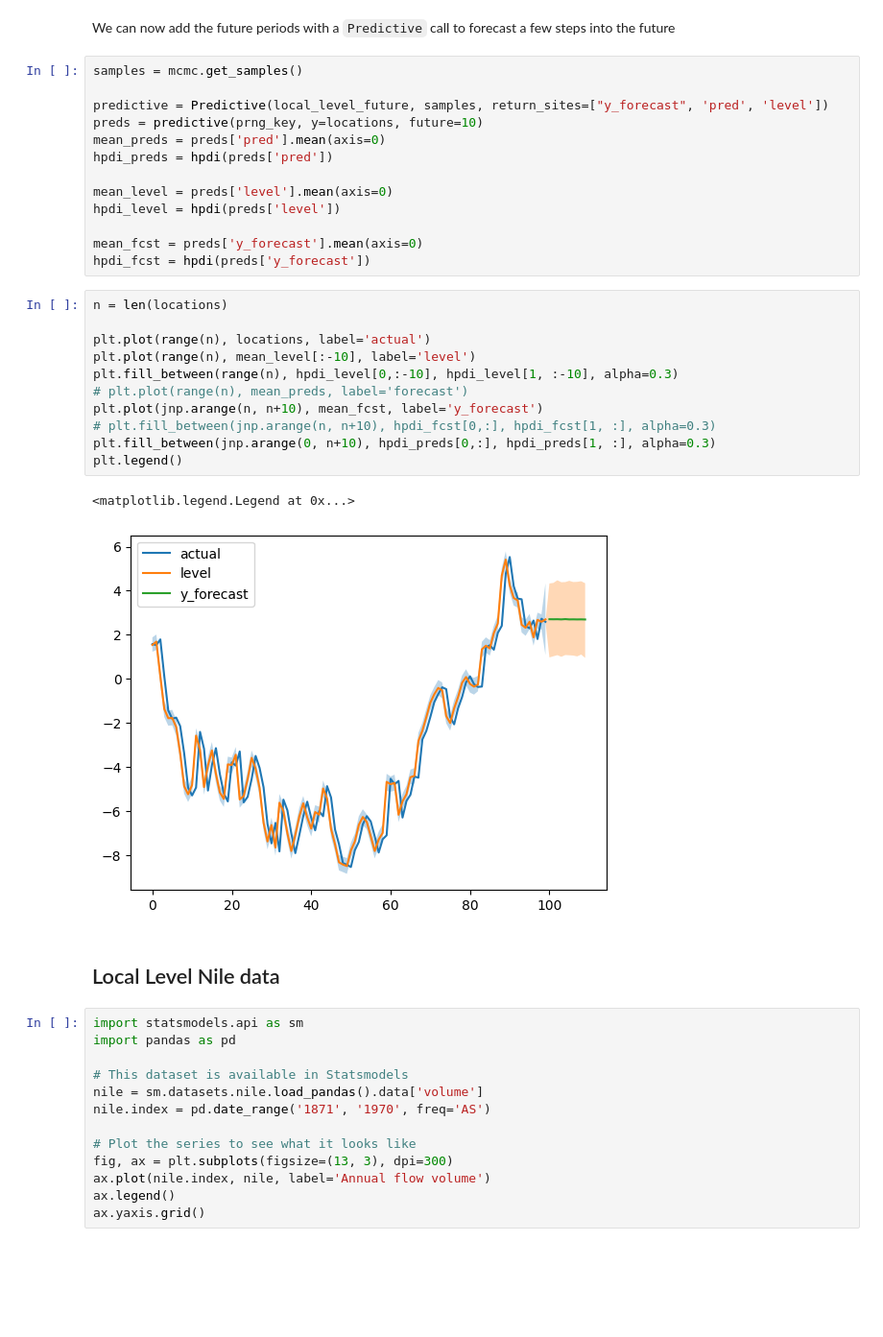
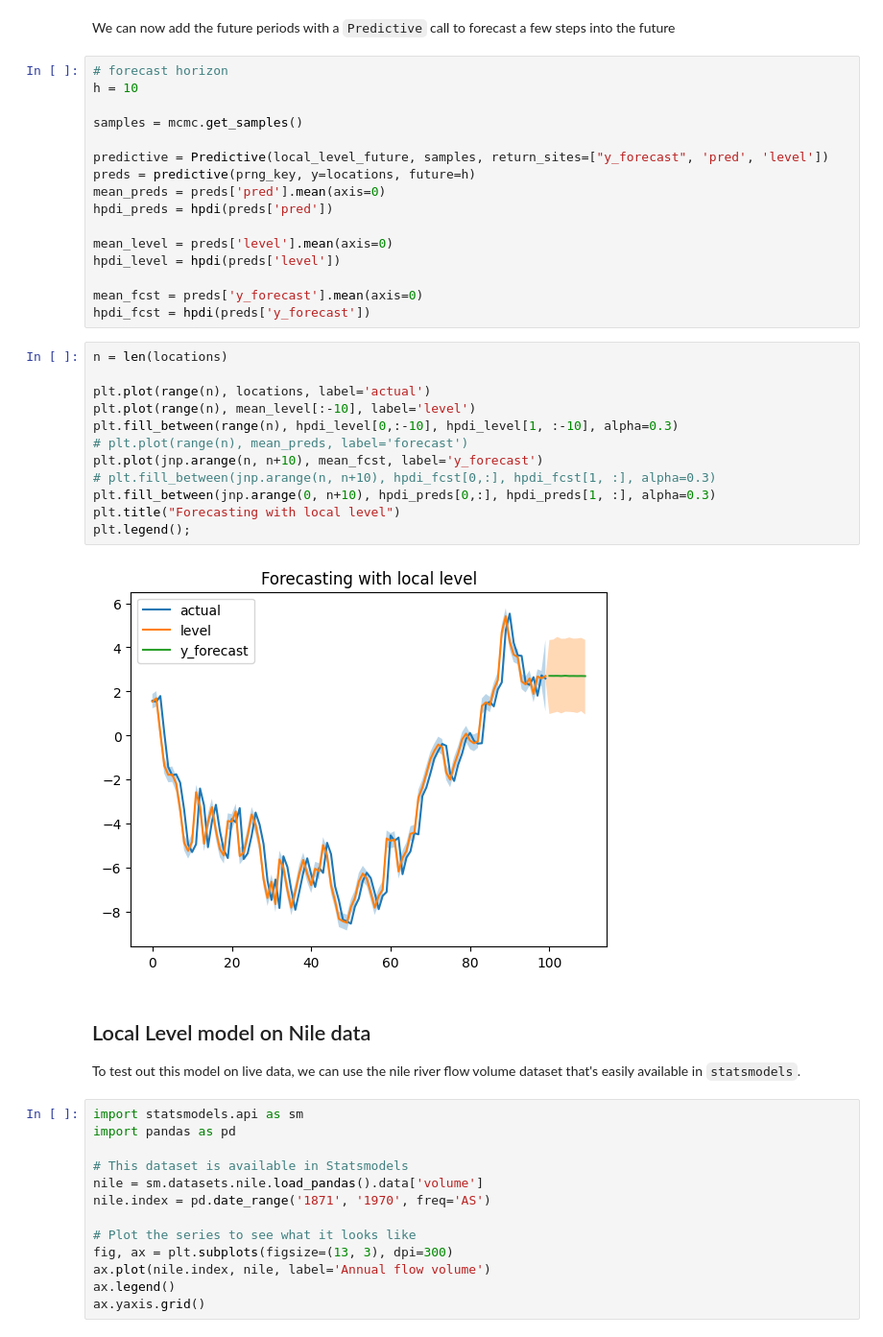
Before and after one commit to banditkings/learning-causal-impact, a Jupyter notebook: notebooks/numpyro/0.15-numpyro_timeseries.ipynb, the cells around one changed output. Shown at 96% size. Saved outputs shown, nothing was run; the diff lists cells and outputs as text; blank space fills up the shorter version.

```diff
--- a/notebooks/numpyro/0.15-numpyro_timeseries.ipynb
+++ b/notebooks/numpyro/0.15-numpyro_timeseries.ipynb
@@ -313,10 +298,13 @@ Number of divergences: 0
 # %% [markdown]
 We can now add the future periods with a `Predictive` call to forecast a few steps into the future
 # %%
+# forecast horizon
+h = 10
+
 samples = mcmc.get_samples()
 
 predictive = Predictive(local_level_future, samples, return_sites=["y_forecast", 'pred', 'level'])
-preds = predictive(prng_key, y=locations, future=10)
+preds = predictive(prng_key, y=locations, future=h)
 mean_preds = preds['pred'].mean(axis=0)
 hpdi_preds = hpdi(preds['pred'])
 
@@ -328,19 +316,21 @@ hpdi_fcst = hpdi(preds['y_forecast'])
 # %%
 n = len(locations)
 
 plt.plot(range(n), locations, label='actual')
 plt.plot(range(n), mean_level[:-10], label='level')
 plt.fill_between(range(n), hpdi_level[0,:-10], hpdi_level[1, :-10], alpha=0.3)
 # plt.plot(range(n), mean_preds, label='forecast')
 plt.plot(jnp.arange(n, n+10), mean_fcst, label='y_forecast')
 # plt.fill_between(jnp.arange(n, n+10), hpdi_fcst[0,:], hpdi_fcst[1, :], alpha=0.3)
 plt.fill_between(jnp.arange(0, n+10), hpdi_preds[0,:], hpdi_preds[1, :], alpha=0.3)
-plt.legend()
+plt.title("Forecasting with local level")
+plt.legend();
 # %% [output]
-<matplotlib.legend.Legend at 0x...>
-[figure, old version]
+[figure, new version]
-# %% [markdown]
-## Local Level Nile data
+# %% [markdown]
+## Local Level model on Nile data
+
+To test out this model on live data, we can use the nile river flow volume dataset that's easily available in `statsmodels`.
 # %%
 import statsmodels.api as sm
 import pandas as pd
```
Also changed, not shown: parts of 19 cells of this notebook, 5 other files.
